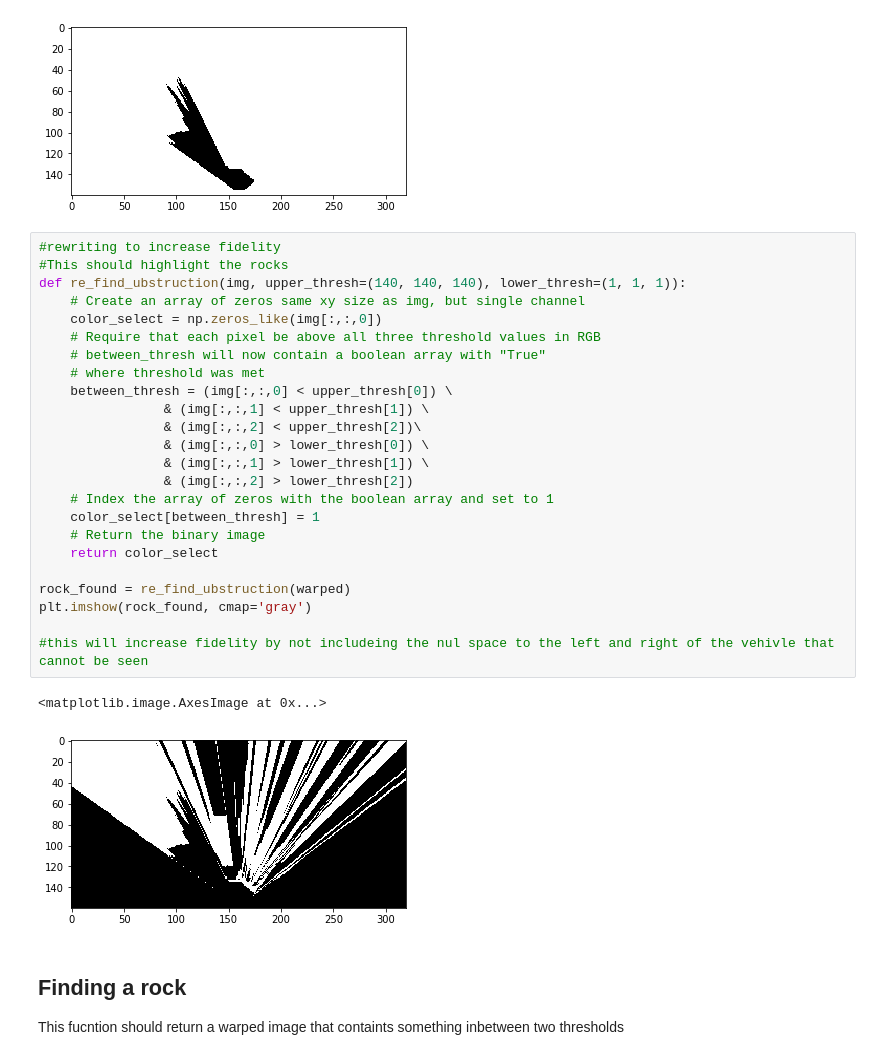
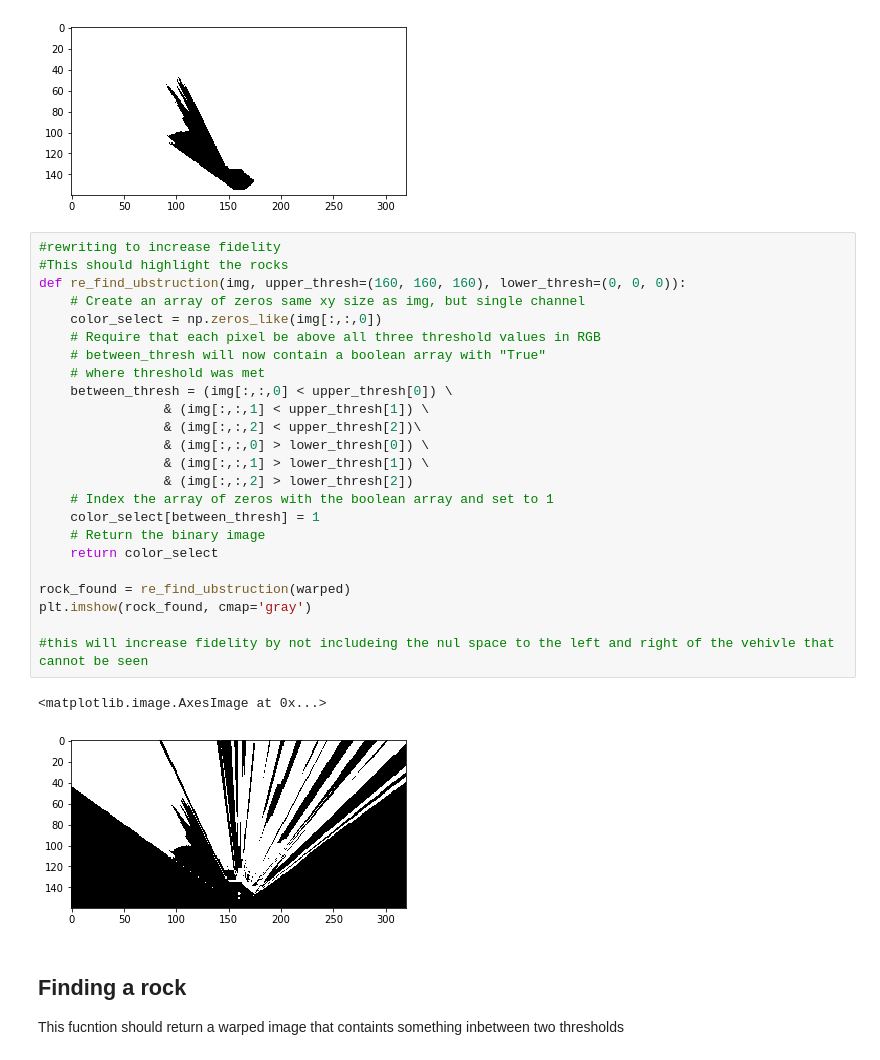
Before and after one commit to iFoxbox/RoboND-Rover-Project, a Jupyter notebook: code/Rover_Project_Test_Notebook.ipynb, the cells around one changed output. Drawn from its saved outputs; the diff is of its cells as text.

```diff
--- a/code/Rover_Project_Test_Notebook.ipynb
+++ b/code/Rover_Project_Test_Notebook.ipynb
@@ -179,30 +172,30 @@ plt.imshow(ubstruction, cmap='gray')
 # %%
 #rewriting to increase fidelity
 #This should highlight the rocks
-def re_find_ubstruction(img, upper_thresh=(140, 140, 140), lower_thresh=(1, 1, 1)):
+def re_find_ubstruction(img, upper_thresh=(160, 160, 160), lower_thresh=(0, 0, 0)):
     # Create an array of zeros same xy size as img, but single channel
     color_select = np.zeros_like(img[:,:,0])
     # Require that each pixel be above all three threshold values in RGB
     # between_thresh will now contain a boolean array with "True"
     # where threshold was met
     between_thresh = (img[:,:,0] < upper_thresh[0]) \
                 & (img[:,:,1] < upper_thresh[1]) \
                 & (img[:,:,2] < upper_thresh[2])\
                 & (img[:,:,0] > lower_thresh[0]) \
                 & (img[:,:,1] > lower_thresh[1]) \
                 & (img[:,:,2] > lower_thresh[2])
     # Index the array of zeros with the boolean array and set to 1
     color_select[between_thresh] = 1
     # Return the binary image
     return color_select
 
 rock_found = re_find_ubstruction(warped)
 plt.imshow(rock_found, cmap='gray')
 
 #this will increase fidelity by not includeing the nul space to the left and right of the vehivle that cannot be seen
 # %% [output]
 <matplotlib.image.AxesImage at 0x...>
-[figure, old version]
+[figure, new version]
 # %% [markdown]
 ## Finding a rock
 This fucntion should return a warped image that containts something inbetween two thresholds
```
Also changed, not shown: parts of 7 cells of this notebook, 3 other files.
